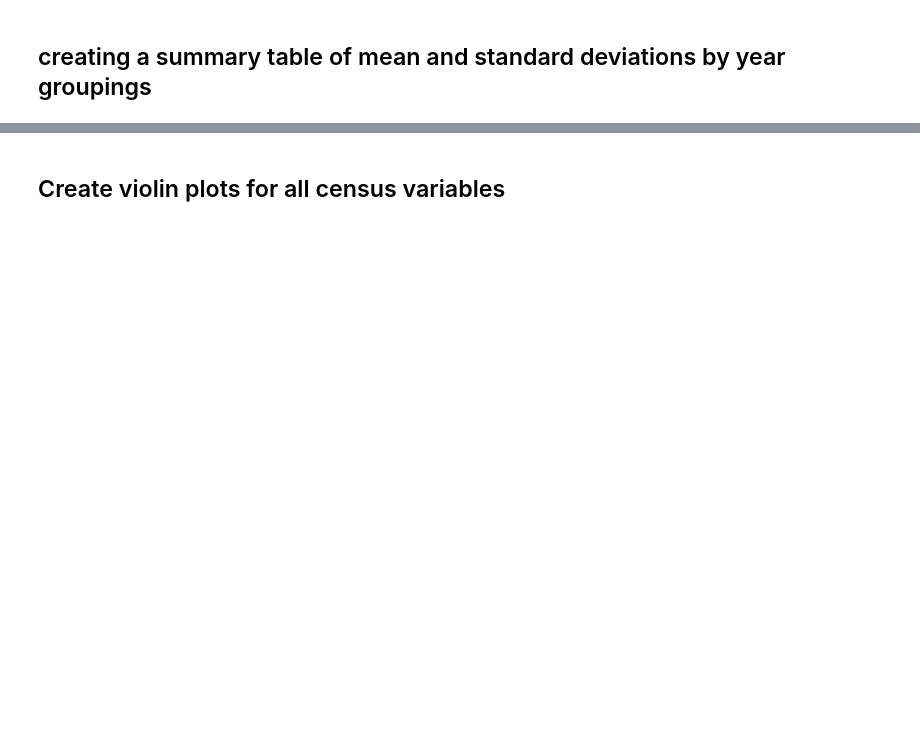
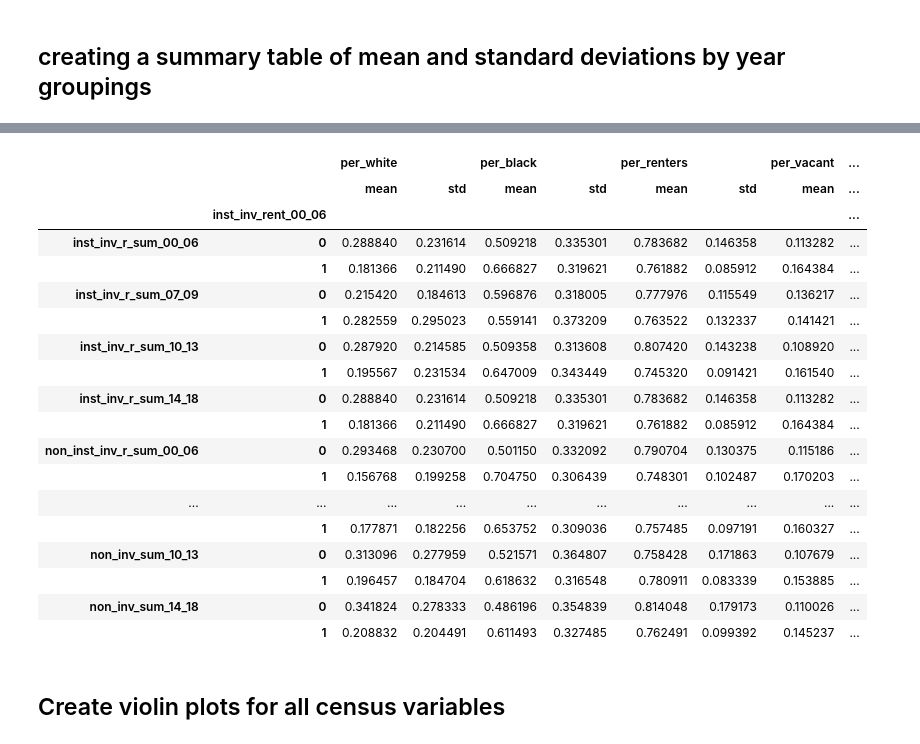
Before and after one commit to CenterForSpatialResearch/investors-NJ, a Jupyter notebook: 05_Cenus_Block_Summary.ipynb, the cells around one changed output, grey strips where cells are left out. Saved outputs shown, nothing was run; the diff lists cells and outputs as text; code cells hidden in the pictures; blank space fills up the shorter version.

```diff
--- a/05_Cenus_Block_Summary.ipynb
+++ b/05_Cenus_Block_Summary.ipynb
@@ -246,0 +266,3 @@ morans_hh_census
+# %%
+# converting median hh to integer, data type issue
+morans_hh_census_grouped_years['median_hh'] = morans_hh_census_grouped_years['median_hh'].astype('int64')
@@ -482,6 +562,20 @@ non_inst_inv_f_sum_2017 = morans_hh_census.groupby("non_institutional_investor_f
 non_inst_inv_f_sum_2018 = morans_hh_census.groupby("non_institutional_investor_flip2018").agg({'per_white':['mean','std'],'per_black':['mean','std'],
                                                'per_renters':['mean','std'],'per_vacant':['mean','std'],
                                                'per_poverty':['mean','std'],'median_hh':['mean','std']})
+# %%
+#institutional investor flips
+non_inst_inv_f_sum_00_06 = morans_hh_census_grouped_years.groupby("inst_inv_flip_00_06").agg({'per_white':['mean','std'],'per_black':['mean','std'],
+                                               'per_renters':['mean','std'],'per_vacant':['mean','std'],
+                                               'per_poverty':['mean','std'],'median_hh':['mean','std']})
+non_inst_inv_f_sum_07_09 = morans_hh_census_grouped_years.groupby("non_inst_inv_flip_07_09").agg({'per_white':['mean','std'],'per_black':['mean','std'],
+                                               'per_renters':['mean','std'],'per_vacant':['mean','std'],
+                                               'per_poverty':['mean','std'],'median_hh':['mean','std']})
+non_inst_inv_f_sum_10_13 = morans_hh_census_grouped_years.groupby("non_inst_inv_flip_10_13").agg({'per_white':['mean','std'],'per_black':['mean','std'],
+                                               'per_renters':['mean','std'],'per_vacant':['mean','std'],
+                                               'per_poverty':['mean','std'],'median_hh':['mean','std']})
+non_inst_inv_f_sum_14_18 = morans_hh_census_grouped_years.groupby("non_inst_inv_flip_00_06").agg({'per_white':['mean','std'],'per_black':['mean','std'],
+                                               'per_renters':['mean','std'],'per_vacant':['mean','std'],
+                                               'per_poverty':['mean','std'],'median_hh':['mean','std']})
 # %%
 #non investor/owner-occ purchases
 non_inv_sum_2000 = morans_hh_census.groupby("non_investor2000").agg({'per_white':['mean','std'],'per_black':['mean','std'],
@@ -541,6 +635,20 @@ non_inv_sum_2017 = morans_hh_census.groupby("non_investor2017").agg({'per_white'
 non_inv_sum_2018 = morans_hh_census.groupby("non_investor2018").agg({'per_white':['mean','std'],'per_black':['mean','std'],
                                                'per_renters':['mean','std'],'per_vacant':['mean','std'],
                                                'per_poverty':['mean','std'],'median_hh':['mean','std']})
+# %%
+#institutional investor flips
+non_inv_sum_00_06 = morans_hh_census_grouped_years.groupby("non_inv_00_06").agg({'per_white':['mean','std'],'per_black':['mean','std'],
+                                               'per_renters':['mean','std'],'per_vacant':['mean','std'],
+                                               'per_poverty':['mean','std'],'median_hh':['mean','std']})
+non_inv_sum_07_09 = morans_hh_census_grouped_years.groupby("non_inv_07_09").agg({'per_white':['mean','std'],'per_black':['mean','std'],
+                                               'per_renters':['mean','std'],'per_vacant':['mean','std'],
+                                               'per_poverty':['mean','std'],'median_hh':['mean','std']})
+non_inv_sum_10_13 = morans_hh_census_grouped_years.groupby("non_inv_10_13").agg({'per_white':['mean','std'],'per_black':['mean','std'],
+                                               'per_renters':['mean','std'],'per_vacant':['mean','std'],
+                                               'per_poverty':['mean','std'],'median_hh':['mean','std']})
+non_inv_sum_14_18 = morans_hh_census_grouped_years.groupby("non_inv_00_06").agg({'per_white':['mean','std'],'per_black':['mean','std'],
+                                               'per_renters':['mean','std'],'per_vacant':['mean','std'],
+                                               'per_poverty':['mean','std'],'median_hh':['mean','std']})
 # %%
 summary_census_stats = pd.concat([inst_inv_r_sum_2000,inst_inv_r_sum_2001,inst_inv_r_sum_2002,inst_inv_r_sum_2003,inst_inv_r_sum_2004,
                                  inst_inv_r_sum_2005,inst_inv_r_sum_2006,inst_inv_r_sum_2007,inst_inv_r_sum_2008,inst_inv_r_sum_2009,
@@ -603,3 +694,36 @@ summary_census_stats
+# %%
+summary_census_stats_grouped_years = pd.concat([inst_inv_r_sum_00_06,inst_inv_r_sum_07_09,inst_inv_r_sum_10_13,inst_inv_r_sum_14_18,
+                                               non_inst_inv_r_sum_00_06,non_inst_inv_r_sum_07_09,non_inst_inv_r_sum_10_13,non_inst_inv_r_sum_14_18,
+                                               inst_inv_f_sum_00_06,inst_inv_f_sum_07_09,inst_inv_f_sum_10_13,inst_inv_f_sum_14_18,
+                                               non_inst_inv_f_sum_00_06,non_inst_inv_f_sum_07_09,non_inst_inv_f_sum_10_13,non_inst_inv_f_sum_14_18,
+                                               non_inv_sum_00_06,non_inv_sum_07_09,non_inv_sum_10_13,non_inv_sum_14_18],
+                                              keys = ['inst_inv_r_sum_00_06','inst_inv_r_sum_07_09','inst_inv_r_sum_10_13','inst_inv_r_sum_14_18',
+                                               'non_inst_inv_r_sum_00_06','non_inst_inv_r_sum_07_09','non_inst_inv_r_sum_10_13','non_inst_inv_r_sum_14_18',
+                                               'inst_inv_f_sum_00_06','inst_inv_f_sum_07_09','inst_inv_f_sum_10_13','inst_inv_f_sum_14_18',
+                                               'non_inst_inv_f_sum_00_06','non_inst_inv_f_sum_07_09','non_inst_inv_f_sum_10_13','non_inst_inv_f_sum_14_18',
+                                               'non_inv_sum_00_06','non_inv_sum_07_09','non_inv_sum_10_13','non_inv_sum_14_18'])
+# %%
+summary_census_stats_grouped_years
+# %% [output]
+|  |  | per_white |  | per_black |  | per_renters |  | per_vacant | ... |
+|  |  | mean | std | mean | std | mean | std | mean | ... |
+|  | inst_inv_rent_00_06 |  |  |  |  |  |  |  | ... |
+| inst_inv_r_sum_00_06 | 0 | 0.288840 | 0.231614 | 0.509218 | 0.335301 | 0.783682 | 0.146358 | 0.113282 | ... |
+|  | 1 | 0.181366 | 0.211490 | 0.666827 | 0.319621 | 0.761882 | 0.085912 | 0.164384 | ... |
+| inst_inv_r_sum_07_09 | 0 | 0.215420 | 0.184613 | 0.596876 | 0.318005 | 0.777976 | 0.115549 | 0.136217 | ... |
+|  | 1 | 0.282559 | 0.295023 | 0.559141 | 0.373209 | 0.763522 | 0.132337 | 0.141421 | ... |
+| inst_inv_r_sum_10_13 | 0 | 0.287920 | 0.214585 | 0.509358 | 0.313608 | 0.807420 | 0.143238 | 0.108920 | ... |
+|  | 1 | 0.195567 | 0.231534 | 0.647009 | 0.343449 | 0.745320 | 0.091421 | 0.161540 | ... |
+| inst_inv_r_sum_14_18 | 0 | 0.288840 | 0.231614 | 0.509218 | 0.335301 | 0.783682 | 0.146358 | 0.113282 | ... |
+|  | 1 | 0.181366 | 0.211490 | 0.666827 | 0.319621 | 0.761882 | 0.085912 | 0.164384 | ... |
+| non_inst_inv_r_sum_00_06 | 0 | 0.293468 | 0.230700 | 0.501150 | 0.332092 | 0.790704 | 0.130375 | 0.115186 | ... |
+|  | 1 | 0.156768 | 0.199258 | 0.704750 | 0.306439 | 0.748301 | 0.102487 | 0.170203 | ... |
+| ... | ... | ... | ... | ... | ... | ... | ... | ... | ... |
+|  | 1 | 0.177871 | 0.182256 | 0.653752 | 0.309036 | 0.757485 | 0.097191 | 0.160327 | ... |
+| non_inv_sum_10_13 | 0 | 0.313096 | 0.277959 | 0.521571 | 0.364807 | 0.758428 | 0.171863 | 0.107679 | ... |
+|  | 1 | 0.196457 | 0.184704 | 0.618632 | 0.316548 | 0.780911 | 0.083339 | 0.153885 | ... |
+| non_inv_sum_14_18 | 0 | 0.341824 | 0.278333 | 0.486196 | 0.354839 | 0.814048 | 0.179173 | 0.110026 | ... |
+|  | 1 | 0.208832 | 0.204491 | 0.611493 | 0.327485 | 0.762491 | 0.099392 | 0.145237 | ... |
 # %% [markdown]
 ## Create violin plots for all census variables
 # %%
```
Also changed, not shown: parts of 26 cells of this notebook, 2 other files.
